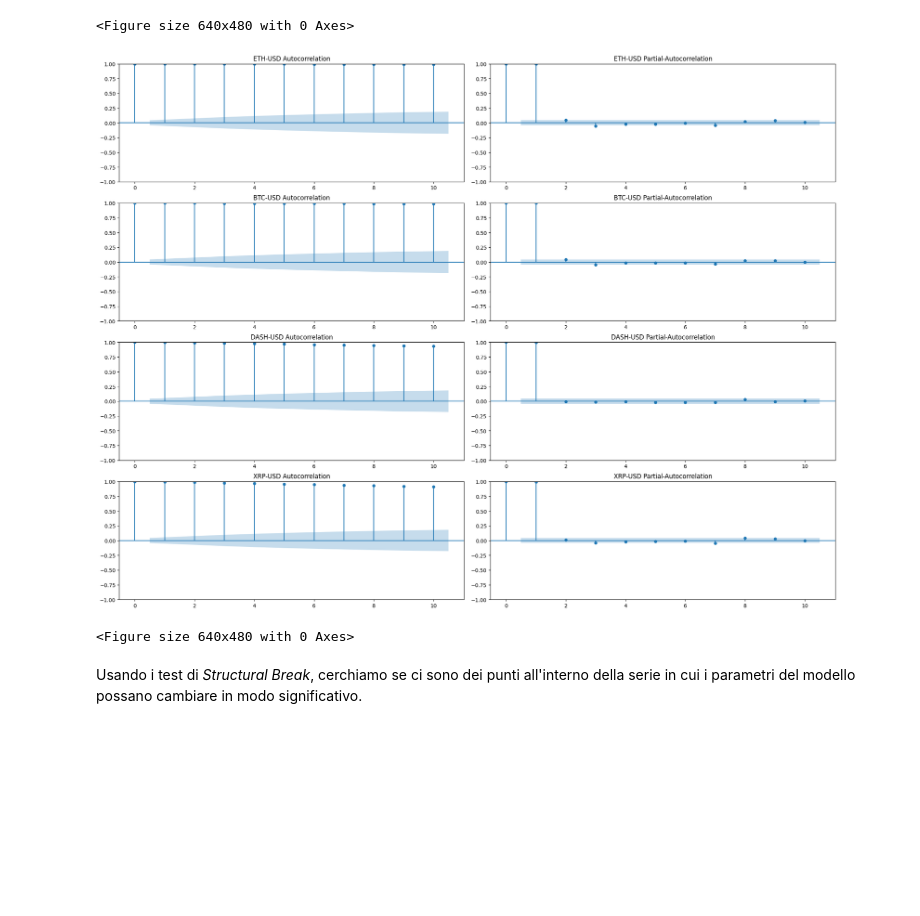
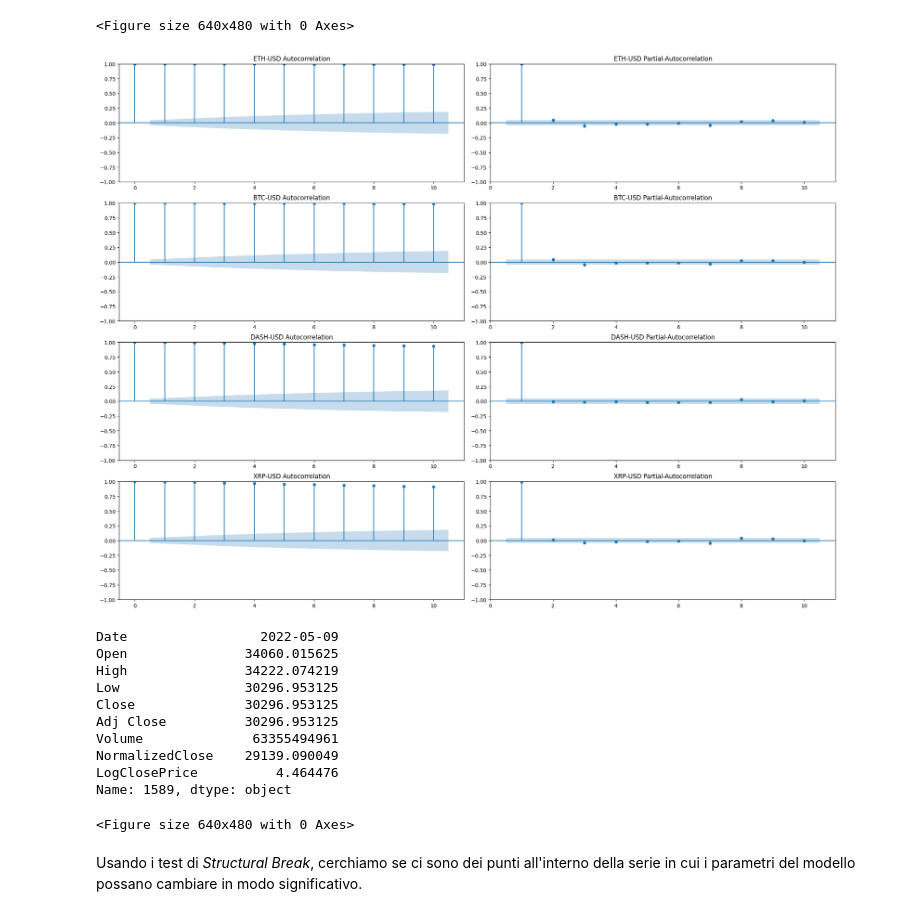
Before and after one commit to SimoneNicosanti/MPSMF_Project, a Jupyter notebook: Progetto.ipynb, the cells around one changed output. Cells and saved outputs as stored; diff of their text form; code cells hidden in the pictures; blank space fills up the shorter version.

```diff
--- a/Progetto.ipynb
+++ b/Progetto.ipynb
@@ -198,23 +198,35 @@ plt.clf()
 # %%
 from statsmodels.graphics.tsaplots import plot_pacf, plot_acf
 
 N_LAGS = 10
 
 fig, ax = plt.subplots(figsize=(20, 15), nrows = len(cryptoList), ncols = 2)
 fig.tight_layout(h_pad = 2, w_pad =2)
 i = 0
 for crypto in cryptoList :
     plot_acf(x = cryptoDataFrameDict[crypto]["LogClosePrice"], ax = ax[i][0], lags = N_LAGS, title = crypto + " Autocorrelation")
     i += 1
 
 i = 0
 for crypto in cryptoList :
-    plot_pacf(x = cryptoDataFrameDict[crypto]["LogClosePrice"], ax = ax[i][1], lags = N_LAGS, title = crypto + " Partial-Autocorrelation")
+    plot_pacf(x = cryptoDataFrameDict[crypto]["LogClosePrice"], ax = ax[i][1], lags = N_LAGS, title = crypto + " Partial-Autocorrelation", zero=False)
     i += 1
 plt.show()
 plt.clf()
+
+cryptoDataFrameDict["BTC-USD"].iloc[1589]
 # %% [output]
-[figure, old version]
+[figure, new version]
-<Figure size 640x480 with 0 Axes>
+Date                 2022-05-09
+Open               34060.015625
+High               34222.074219
+Low                30296.953125
+Close              30296.953125
+Adj Close          30296.953125
+Volume              63355494961
+NormalizedClose    29139.090049
+LogClosePrice          4.464476
+Name: 1589, dtype: object
+<Figure size 640x480 with 0 Axes>
 # %% [markdown]
 Usando i test di *Structural Break*, cerchiamo se ci sono dei punti all'interno della serie in cui i parametri del modello possano cambiare in modo significativo.
```
Also changed, not shown: parts of 5 cells of this notebook, 1 other file.
